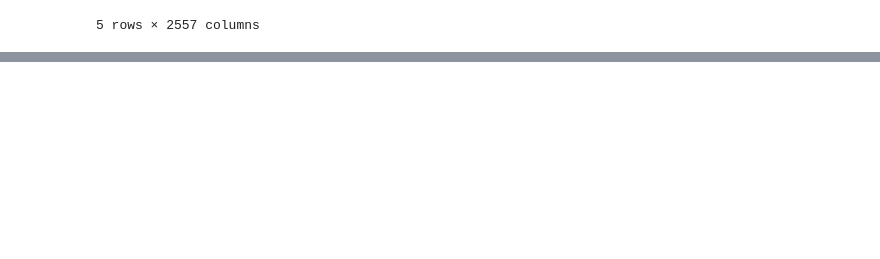
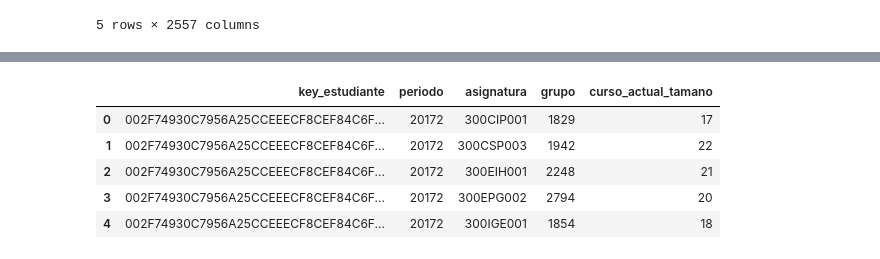
Before and after one commit to jaimereinoso2/pg2, a Jupyter notebook: prepararDATOS.ipynb, the cells around one changed output, grey strips where cells are left out. Cells and saved outputs as stored; diff of their text form; code cells hidden in the pictures; blank space fills up the shorter version.

```diff
--- a/prepararDATOS.ipynb
+++ b/prepararDATOS.ipynb
@@ -926,0 +926,22 @@ Si se quiere calcular distancias contra RE, colocar la condicion de RE para peri
+# %%
+DATOS = pd.read_pickle('checkPoints/DATOS12.pkl')
+
+query = """
+    SELECT ma.key_estudiante, ma.periodo, ma.asignatura, ma.grupo, COUNT(*) curso_actual_tamano
+    FROM f_matriculasAsignaturas ma
+    INNER JOIN f_matriculasAsignaturas ma2
+    ON ma2.periodo = ma.periodo
+    AND ma2.asignatura = ma.asignatura
+    AND ma2.grupo = ma.grupo
+    GROUP BY ma.key_estudiante, ma.periodo, ma.asignatura, ma.grupo
+    ORDER BY ma.key_estudiante, ma.periodo, ma.asignatura, ma.grupo;
+"""
+temp = pd.read_sql(query, con=motor)
+temp.head()
+# %% [output]
+|  | key_estudiante | periodo | asignatura | grupo | curso_actual_tamano |
+| 0 | 002F74930C7956A25CCEEECF8CEF84C6F... | 20172 | 300CIP001 | 1829 | 17 |
+| 1 | 002F74930C7956A25CCEEECF8CEF84C6F... | 20172 | 300CSP003 | 1942 | 22 |
+| 2 | 002F74930C7956A25CCEEECF8CEF84C6F... | 20172 | 300EIH001 | 2248 | 21 |
+| 3 | 002F74930C7956A25CCEEECF8CEF84C6F... | 20172 | 300EPG002 | 2794 | 20 |
+| 4 | 002F74930C7956A25CCEEECF8CEF84C6F... | 20172 | 300IGE001 | 1854 | 18 |
```
Also changed, not shown: parts of 3 cells of this notebook.
